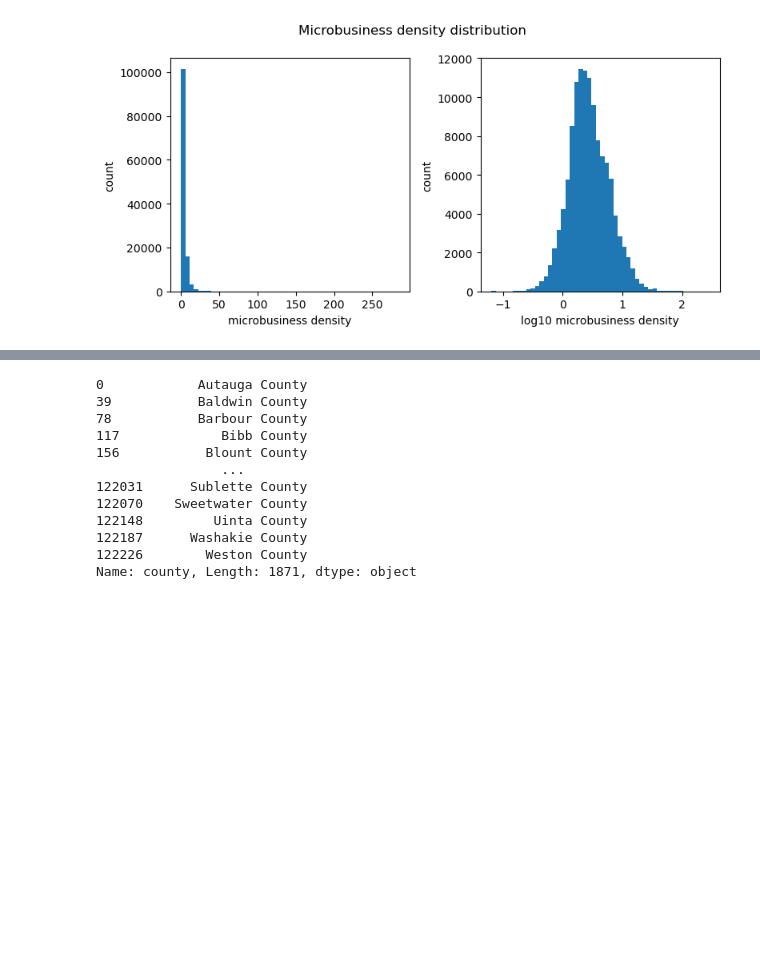
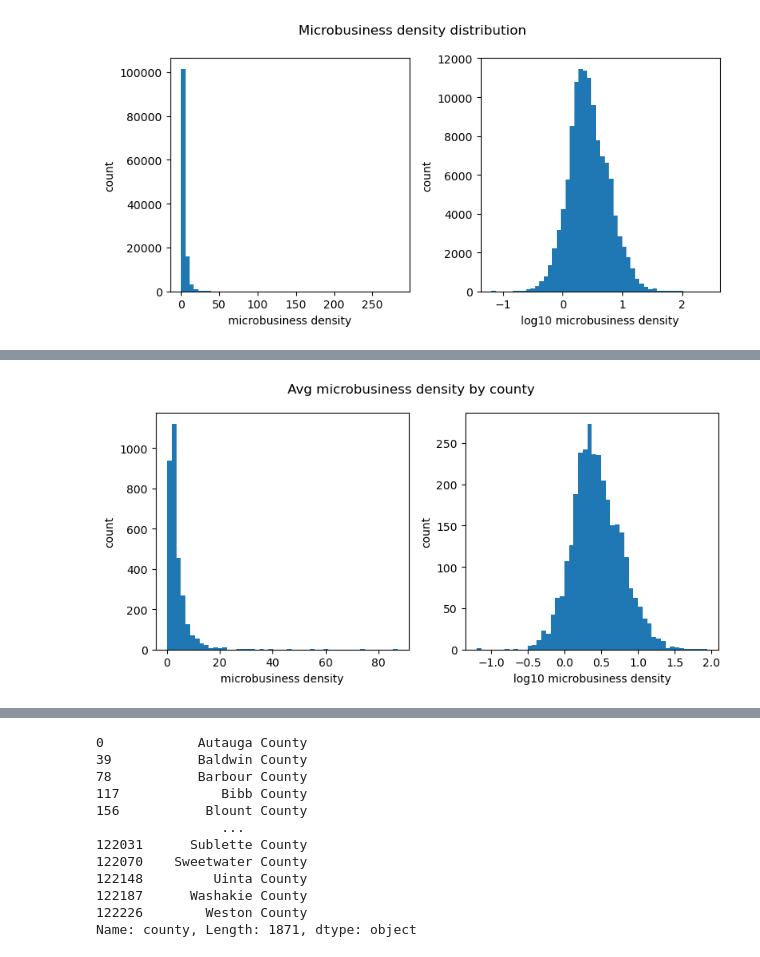
Before and after one commit to gperdrizet/kaggle_microbusiness, a Jupyter notebook: notebooks/02-data_exploration.ipynb, the cells around one changed output, grey strips where cells are left out. Saved outputs shown, nothing was run; the diff lists cells and outputs as text; code cells hidden in the pictures; blank space fills up the shorter version.

```diff
--- a/notebooks/02-data_exploration.ipynb
+++ b/notebooks/02-data_exploration.ipynb
@@ -179,0 +180,23 @@ In the plots above, each county is represented by multiple datapoints - one for
+# %%
+# Get avg microbusiness density by county
+avg_microbusiness_density = training_df.groupby('cfips').mean()
+avg_microbusiness_density = avg_microbusiness_density['microbusiness_density']
+
+# Remove zeros so we can plot the log
+avg_microbusiness_density = avg_microbusiness_density[avg_microbusiness_density > 0]
+
+fig, ax = plt.subplots(1, 2, figsize=(8, 4))
+
+ax[0].hist(avg_microbusiness_density, bins=50)
+ax[0].set_xlabel('microbusiness density')
+ax[0].set_ylabel('count')
+
+ax[1].hist(np.log10(avg_microbusiness_density), bins=50)
+ax[1].set_xlabel('log10 microbusiness density')
+ax[1].set_ylabel('count')
+
+plt.suptitle('Avg microbusiness density by county')
+plt.tight_layout()
+plt.show()
+# %% [output]
+[figure, added]
```
Also changed, not shown: parts of 49 cells of this notebook.
